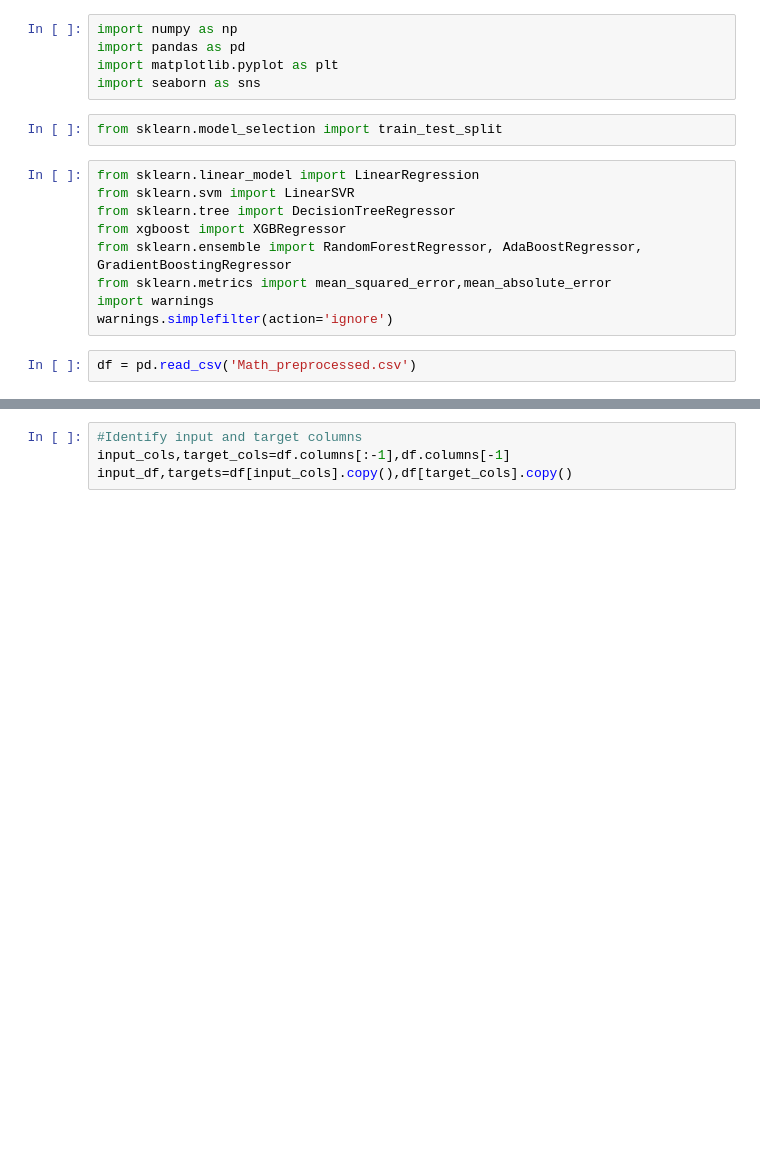
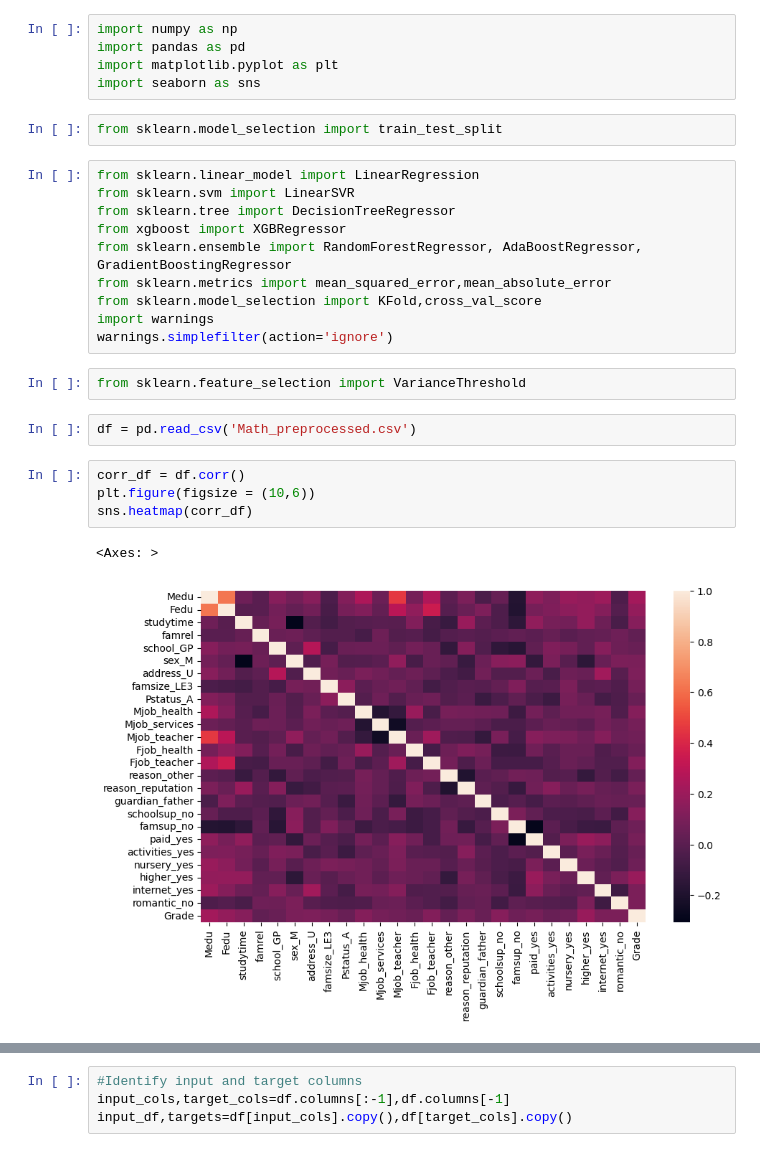
Before and after one commit to IzhanAli08/MyResearch, a Jupyter notebook: Predicting_Math_Grades_Kaggle.ipynb, the cells around one changed output, grey strips where cells are left out. Cells and saved outputs as stored; diff of their text form; blank space fills up the shorter version.

```diff
--- a/Predicting_Math_Grades_Kaggle.ipynb
+++ b/Predicting_Math_Grades_Kaggle.ipynb
@@ -12,7 +12,17 @@ from sklearn.tree import DecisionTreeRegressor
 from xgboost import XGBRegressor
 from sklearn.ensemble import RandomForestRegressor, AdaBoostRegressor, GradientBoostingRegressor
 from sklearn.metrics import mean_squared_error,mean_absolute_error
+from sklearn.model_selection import KFold,cross_val_score
 import warnings
 warnings.simplefilter(action='ignore')
+# %%
+from sklearn.feature_selection import VarianceThreshold
 # %%
 df = pd.read_csv('Math_preprocessed.csv')
+# %%
+corr_df = df.corr()
+plt.figure(figsize = (10,6))
+sns.heatmap(corr_df)
+# %% [output]
+<Axes: >
+[figure, added]
```
Also changed, not shown: parts of 11 cells of this notebook, 1 other file.
